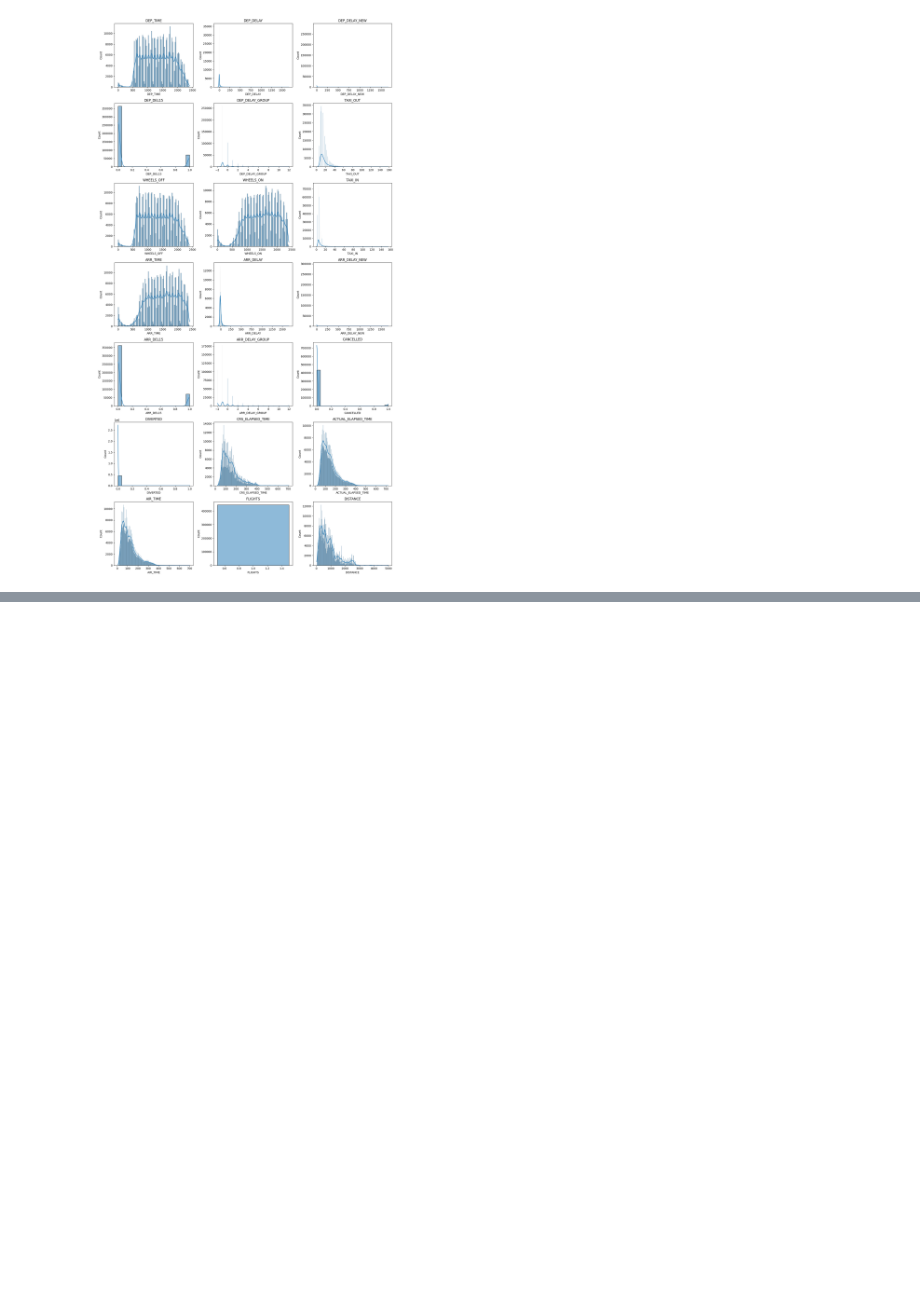
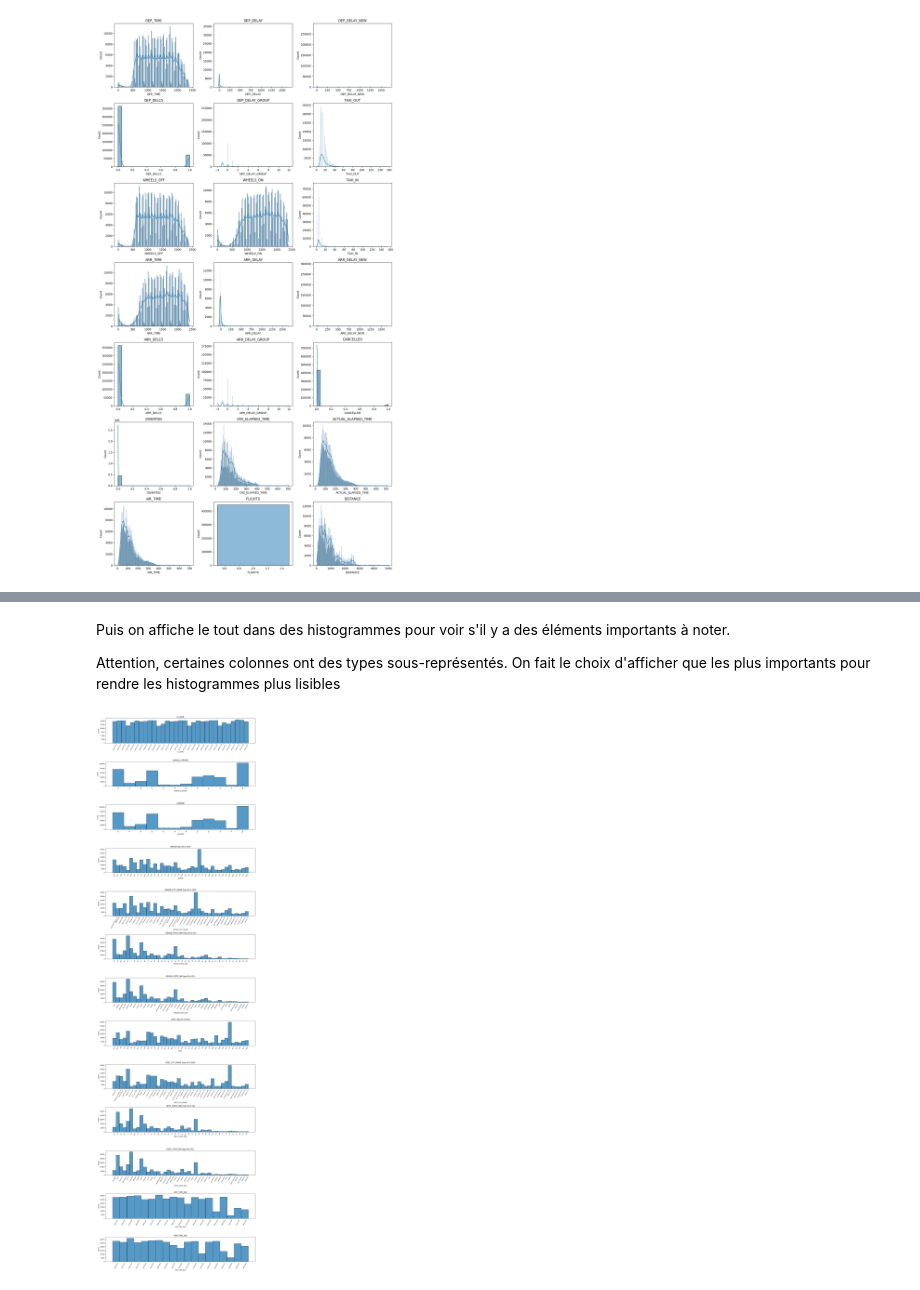
Before and after one commit to ThomasHtn/flight_delay_prediction, a Jupyter notebook: matrice-notebook.ipynb, the cells around one changed output, grey strips where cells are left out. Saved outputs shown, nothing was run; the diff lists cells and outputs as text; code cells hidden in the pictures; blank space fills up the shorter version.

Commit message:
feat(data-analyse): Complete data analyse

```diff
--- a/matrice-notebook.ipynb
+++ b/matrice-notebook.ipynb
@@ -273,0 +378,3 @@ TAXI_OUT :
+# %%
+for col in df.select_dtypes('object'):
+    print(f'{col} : {df[col].unique()}')
@@ -273,0 +399,40 @@ TAXI_OUT :
+# %% [markdown]
+Puis on affiche le tout dans des histogrammes pour voir s'il y a des éléments importants à noter.
+
+Attention, certaines colonnes ont des types sous-représentés. On fait le choix d'afficher que les plus importants pour rendre les histogrammes plus lisibles
+# %%
+# Parameters
+top_n_threshold = 50   # If a column has more than this number of unique values, it will be truncated
+top_n = 40             # Number of top categories to display if too many unique values
+
+# Select object-type (categorical) columns
+cat_cols = df.select_dtypes('object').columns
+
+# Grid configuration
+n_cols = 1
+n_rows = -(-len(cat_cols) // n_cols)  # Ceiling division
+
+fig, axes = plt.subplots(n_rows, n_cols, figsize=(15, n_rows * 4))
+axes = axes.flatten()
+
+# Loop over each categorical column and axis
+for ax, col in zip(axes, cat_cols):
+    nb_unique = df[col].nunique()
+
+    # If too many unique categories, filter to top N
+    if nb_unique > top_n_threshold:
+        top_values = df[col].value_counts().nlargest(top_n).index
+        data = df[df[col].isin(top_values)]
+        sns.histplot(data[col], ax=ax, kde=False)
+        ax.set_title(f"{col} (top {top_n} of {nb_unique})")
+    else:
+        sns.histplot(df[col], ax=ax, kde=False)
+        ax.set_title(col)
+
+    # Improve X-axis readability
+    ax.tick_params(axis='x', labelrotation=60, labelsize=8
+
+plt.tight_layout()
+plt.show()
+# %% [output]
+[figure, added]
```
Also changed, not shown: parts of 42 cells of this notebook, 1 other file.
